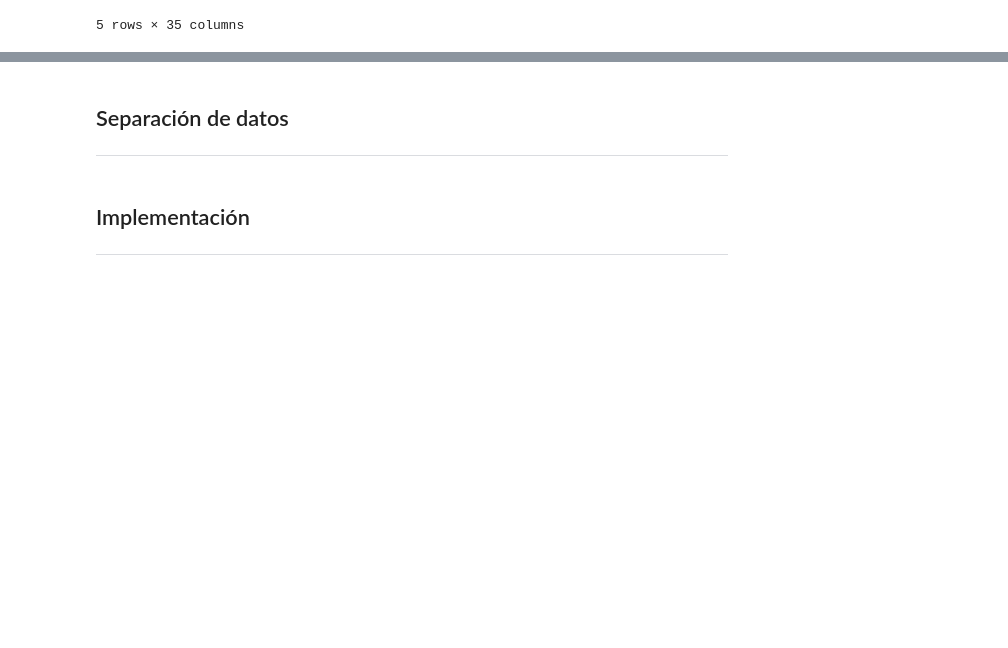
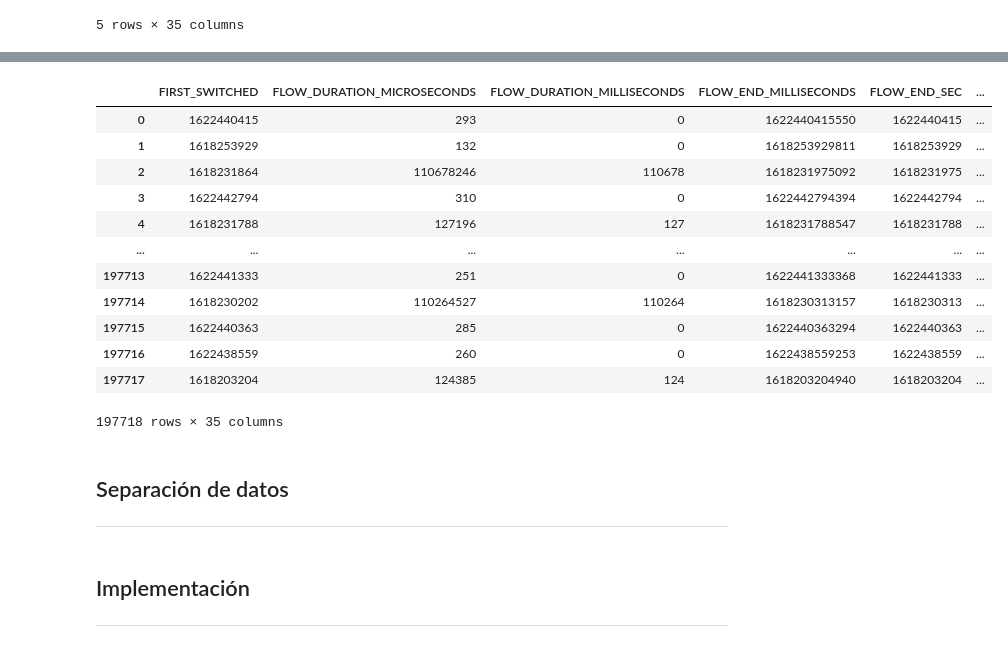
Before and after one commit to juanferdeleon/Proyecto-1-CC3094, a Jupyter notebook: Proyecto 1.ipynb, the cells around one changed output, grey strips where cells are left out. Saved outputs shown, nothing was run; the diff lists cells and outputs as text; code cells hidden in the pictures; blank space fills up the shorter version.

Commit message:
Working with L7 proto label

```diff
--- a/Proyecto 1.ipynb
+++ b/Proyecto 1.ipynb
@@ -305,3 +304,9 @@ df_sample_1.head(5)
 | 17451589 | 1622442794 | 310 | 0 | 1622442794394 | 1622442794 | ... |
 | 5359829 | 1618231788 | 127196 | 127 | 1618231788547 | 1618231788 | ... |
 5 rows × 35 columns
+# %%
+df_sample_1 = pd.read_csv('sample_lable.csv')
+# %%
+uniqueValues = df_sample_1['L7_PROTO_NAME'].unique()
+uniqueValues = uniqueValues.tolist()
+uniqueValues
@@ -308,3 +331,22 @@ df_sample_1.head(5)
+# %%
+for index, row in df_sample_1.iterrows():
+    if row['L7_PROTO_NAME'] in uniqueValues:
+        df_sample_1.loc[index,'L7_PROTO_NAME']= uniqueValues.index(row['L7_PROTO_NAME'])
+df_sample_1
+# %% [output]
+|  | FIRST_SWITCHED | FLOW_DURATION_MICROSECONDS | FLOW_DURATION_MILLISECONDS | FLOW_END_MILLISECONDS | FLOW_END_SEC | ... |
+| 0 | 1622440415 | 293 | 0 | 1622440415550 | 1622440415 | ... |
+| 1 | 1618253929 | 132 | 0 | 1618253929811 | 1618253929 | ... |
+| 2 | 1618231864 | 110678246 | 110678 | 1618231975092 | 1618231975 | ... |
+| 3 | 1622442794 | 310 | 0 | 1622442794394 | 1622442794 | ... |
+| 4 | 1618231788 | 127196 | 127 | 1618231788547 | 1618231788 | ... |
+| ... | ... | ... | ... | ... | ... | ... |
+| 197713 | 1622441333 | 251 | 0 | 1622441333368 | 1622441333 | ... |
+| 197714 | 1618230202 | 110264527 | 110264 | 1618230313157 | 1618230313 | ... |
+| 197715 | 1622440363 | 285 | 0 | 1622440363294 | 1622440363 | ... |
+| 197716 | 1622438559 | 260 | 0 | 1622438559253 | 1622438559 | ... |
+| 197717 | 1618203204 | 124385 | 124 | 1618203204940 | 1618203204 | ... |
+197718 rows × 35 columns
 # %% [markdown]
 ## Separación de datos
 
```
Also changed, not shown: parts of 2 cells of this notebook.
